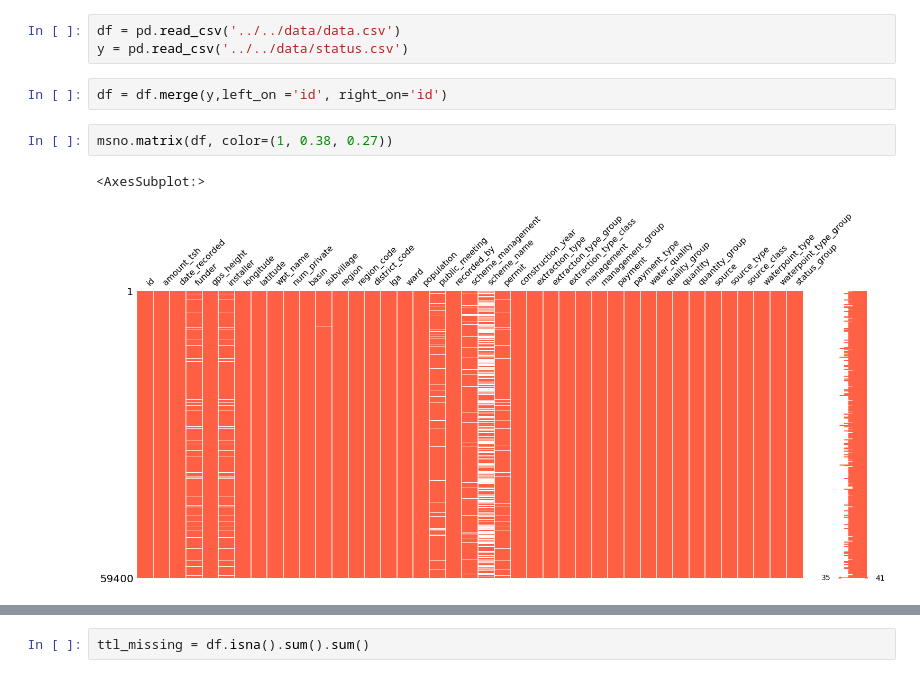
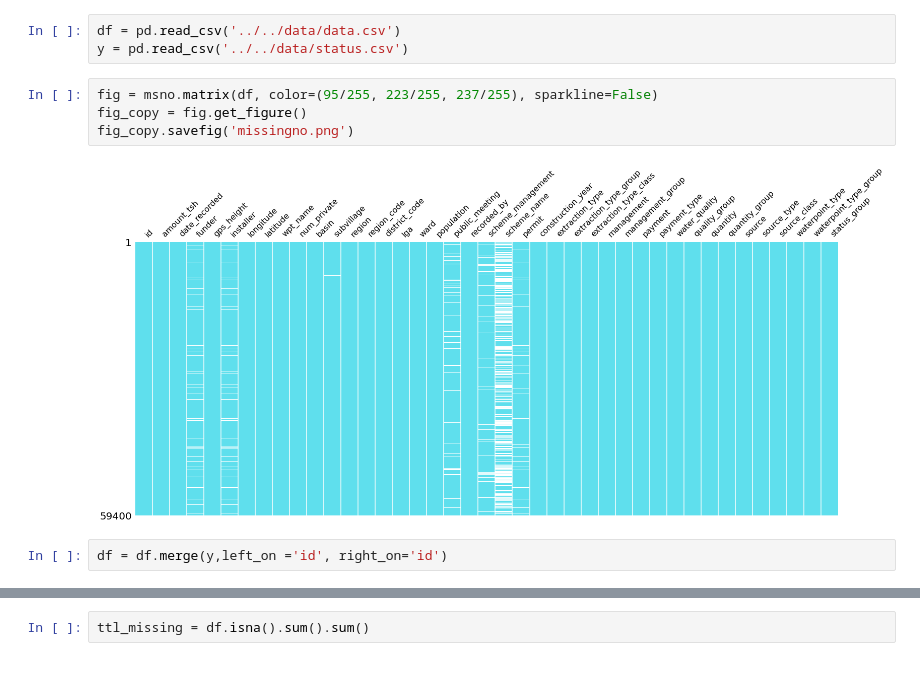
Before and after one commit to NicholasIndorf/TanzanianWaterWells, a Jupyter notebook: notebooks/Alex/EDA_Ph3_Project.ipynb, the cells around one changed output, grey strips where cells are left out. Saved outputs shown, nothing was run; the diff lists cells and outputs as text.

```diff
--- a/notebooks/Alex/EDA_Ph3_Project.ipynb
+++ b/notebooks/Alex/EDA_Ph3_Project.ipynb
@@ -9,10 +9,11 @@ pd.set_option("display.max_columns", None)
 # %%
 df = pd.read_csv('../../data/data.csv')
 y = pd.read_csv('../../data/status.csv')
+# %%
+fig = msno.matrix(df, color=(95/255, 223/255, 237/255), sparkline=False)
+fig_copy = fig.get_figure()
+fig_copy.savefig('missingno.png')
+# %% [output]
+[figure, added]
 # %%
 df = df.merge(y,left_on ='id', right_on='id')
-# %%
-msno.matrix(df, color=(1, 0.38, 0.27))
-# %% [output]
-<AxesSubplot:>
-[figure, removed]
```
Also changed, not shown: parts of 2 cells of this notebook, 2 other files.
